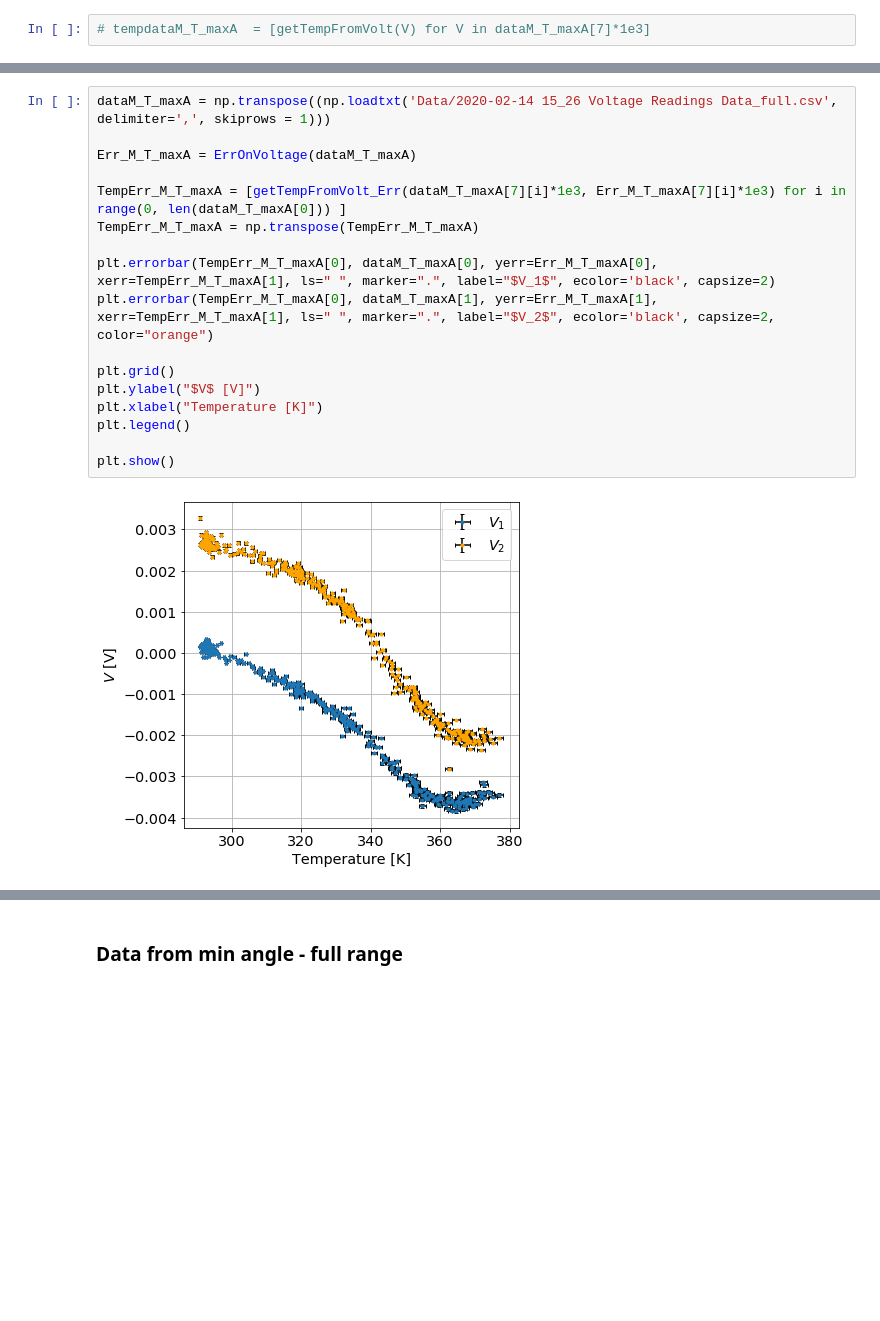
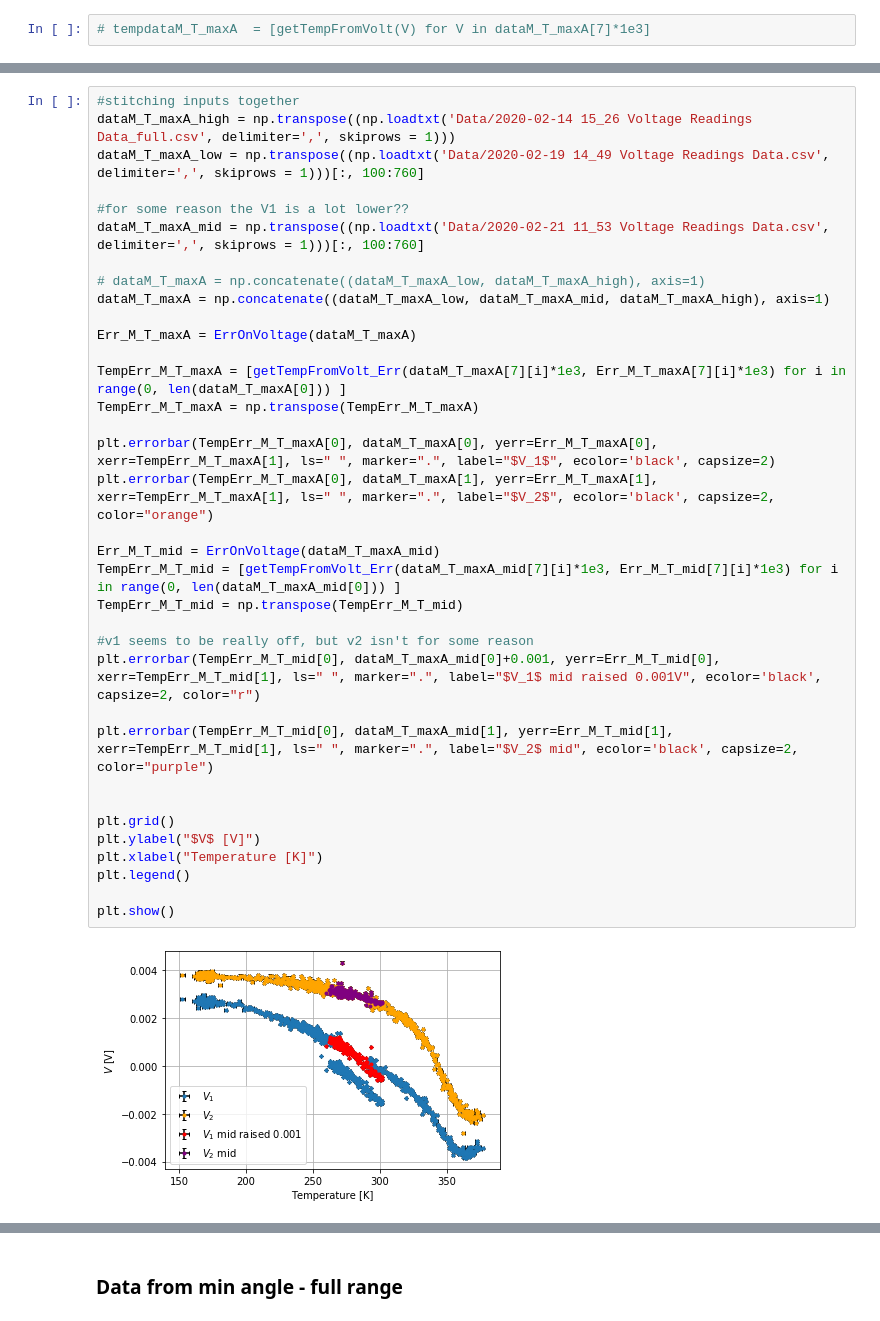
Before and after one commit to eklem1/ModernLab, a Jupyter notebook: ConstMag_Temp.ipynb, the cells around one changed output, grey strips where cells are left out. Saved outputs shown, nothing was run; the diff lists cells and outputs as text; blank space fills up the shorter version.

```diff
--- a/ConstMag_Temp.ipynb
+++ b/ConstMag_Temp.ipynb
@@ -183,19 +244,37 @@ print("%f (%f) K" %(Temp[0], Temp[1]))
 # %%
-dataM_T_maxA = np.transpose((np.loadtxt('Data/2020-02-14 15_26 Voltage Readings Data_full.csv', delimiter=',', skiprows = 1)))
+#stitching inputs together
+dataM_T_maxA_high = np.transpose((np.loadtxt('Data/2020-02-14 15_26 Voltage Readings Data_full.csv', delimiter=',', skiprows = 1)))
+dataM_T_maxA_low = np.transpose((np.loadtxt('Data/2020-02-19 14_49 Voltage Readings Data.csv', delimiter=',', skiprows = 1)))[:, 100:760]
+
+#for some reason the V1 is a lot lower??
+dataM_T_maxA_mid = np.transpose((np.loadtxt('Data/2020-02-21 11_53 Voltage Readings Data.csv', delimiter=',', skiprows = 1)))[:, 100:760]
+
+# dataM_T_maxA = np.concatenate((dataM_T_maxA_low, dataM_T_maxA_high), axis=1)
+dataM_T_maxA = np.concatenate((dataM_T_maxA_low, dataM_T_maxA_mid, dataM_T_maxA_high), axis=1)
 
 Err_M_T_maxA = ErrOnVoltage(dataM_T_maxA)
 
 TempErr_M_T_maxA = [getTempFromVolt_Err(dataM_T_maxA[7][i]*1e3, Err_M_T_maxA[7][i]*1e3) for i in range(0, len(dataM_T_maxA[0])) ]
 TempErr_M_T_maxA = np.transpose(TempErr_M_T_maxA)
 
 plt.errorbar(TempErr_M_T_maxA[0], dataM_T_maxA[0], yerr=Err_M_T_maxA[0], xerr=TempErr_M_T_maxA[1], ls=" ", marker=".", label="$V_1$", ecolor='black', capsize=2)
 plt.errorbar(TempErr_M_T_maxA[0], dataM_T_maxA[1], yerr=Err_M_T_maxA[1], xerr=TempErr_M_T_maxA[1], ls=" ", marker=".", label="$V_2$", ecolor='black', capsize=2, color="orange")
 
+Err_M_T_mid = ErrOnVoltage(dataM_T_maxA_mid)
+TempErr_M_T_mid = [getTempFromVolt_Err(dataM_T_maxA_mid[7][i]*1e3, Err_M_T_mid[7][i]*1e3) for i in range(0, len(dataM_T_maxA_mid[0])) ]
+TempErr_M_T_mid = np.transpose(TempErr_M_T_mid)
+
+#v1 seems to be really off, but v2 isn't for some reason
+plt.errorbar(TempErr_M_T_mid[0], dataM_T_maxA_mid[0]+0.001, yerr=Err_M_T_mid[0], xerr=TempErr_M_T_mid[1], ls=" ", marker=".", label="$V_1$ mid raised 0.001V", ecolor='black', capsize=2, color="r")
+
+plt.errorbar(TempErr_M_T_mid[0], dataM_T_maxA_mid[1], yerr=Err_M_T_mid[1], xerr=TempErr_M_T_mid[1], ls=" ", marker=".", label="$V_2$ mid", ecolor='black', capsize=2, color="purple")
+
+
 plt.grid()
 plt.ylabel("$V$ [V]")
 plt.xlabel("Temperature [K]")
 plt.legend()
 
 plt.show()
 # %% [output]
-[figure, old version]
+[figure, new version]
```
Also changed, not shown: parts of 15 cells of this notebook, 5 other files.
